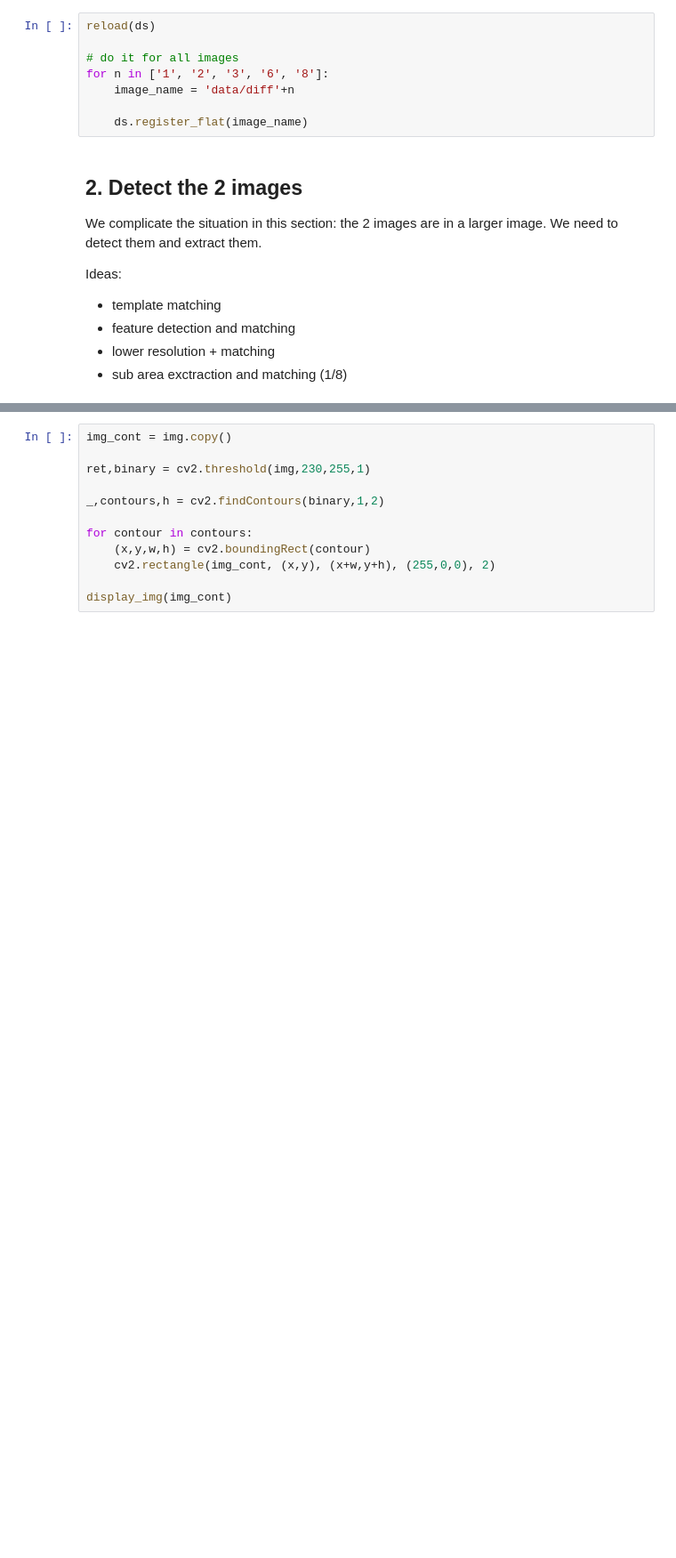
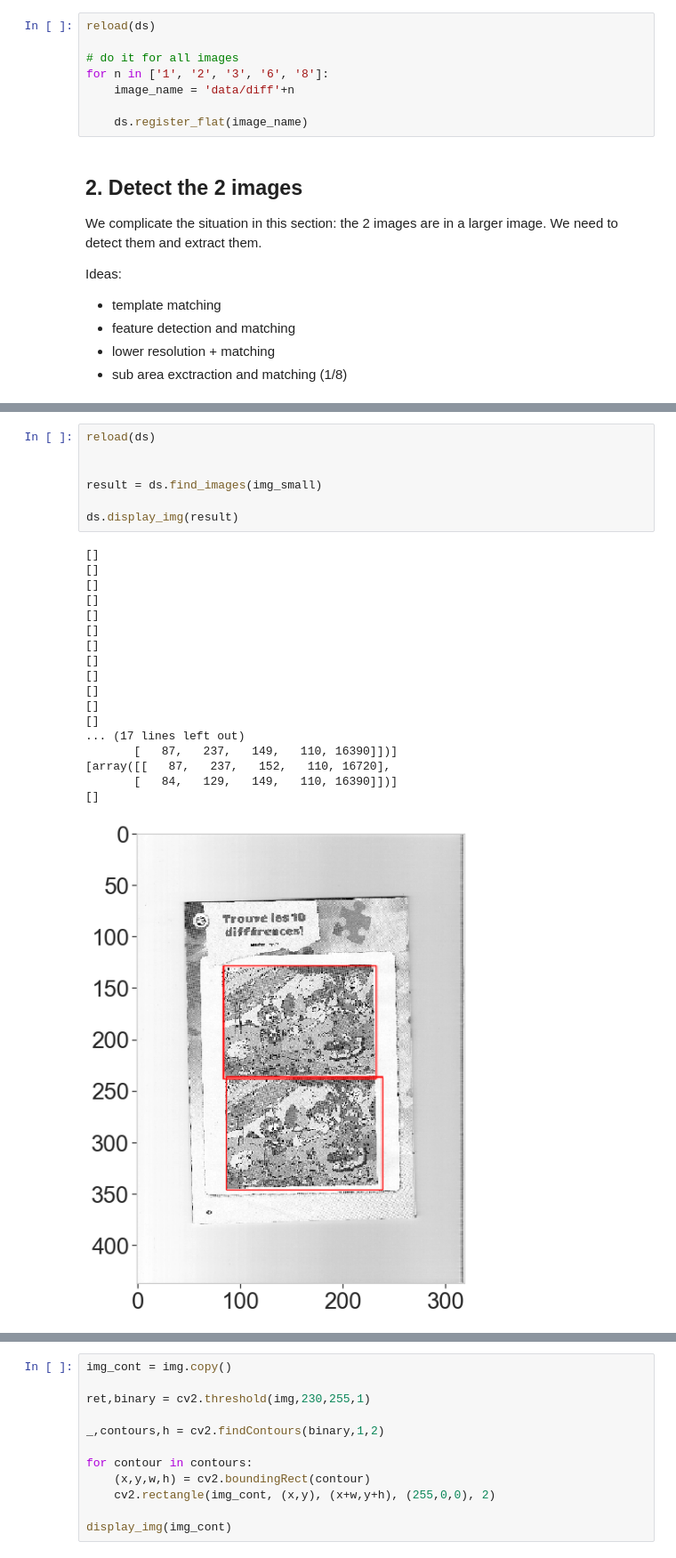
Before and after one commit to jcoupon/diff_spotter, a Jupyter notebook: Image_registration.ipynb, the cells around one changed output, grey strips where cells are left out. Shown at 89% size. Drawn from its saved outputs; the diff is of its cells as text; blank space fills up the shorter version.

```diff
--- a/Image_registration.ipynb
+++ b/Image_registration.ipynb
@@ -79,0 +101,26 @@ Ideas:
+# %%
+reload(ds)
+
+
+result = ds.find_images(img_small)
+
+ds.display_img(result)
+# %% [output]
+[]
+[]
+[]
+[]
+[]
+[]
+[]
+[]
+[]
+[]
+[]
+[]
+... (17 lines left out)
+       [   87,   237,   149,   110, 16390]])]
+[array([[   87,   237,   152,   110, 16720],
+       [   84,   129,   149,   110, 16390]])]
+[]
+[figure, added]
```
Also changed, not shown: parts of 15 cells of this notebook, 1 other file.
